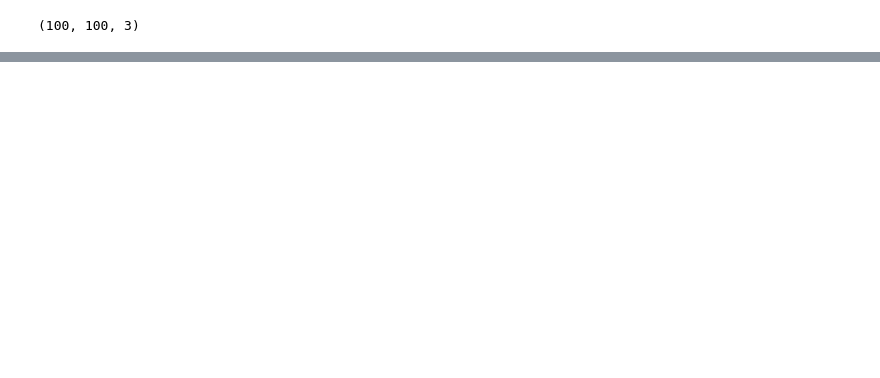
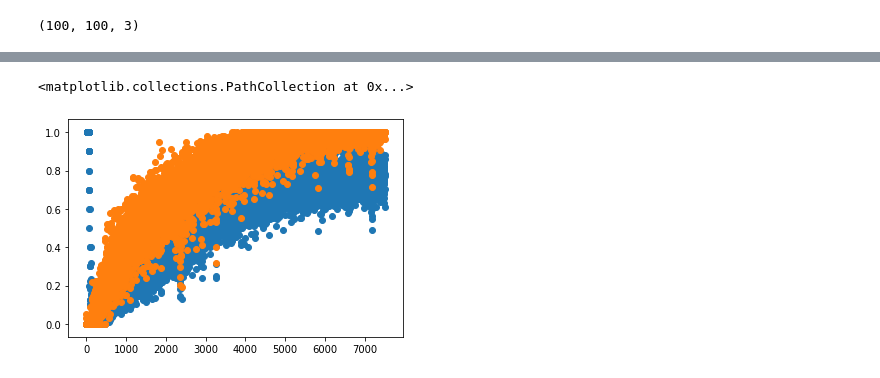
Before and after one commit to darshankrishnaswamy/Valorant-Data-Collection, a Jupyter notebook: Training-Data/Data-Generation.ipynb, the cells around one changed output, grey strips where cells are left out. Cells and saved outputs as stored; diff of their text form; code cells hidden in the pictures; blank space fills up the shorter version.

```diff
--- a/Training-Data/Data-Generation.ipynb
+++ b/Training-Data/Data-Generation.ipynb
@@ -103,0 +582,15 @@ array([[[ 50,  84,  79],
+# %%
+losses, aps, ars = [], [], []
+with open('log.txt') as f:
+    for line in f:
+        line = line.split()
+        losses.append(float(line[5]))
+        aps.append(float(line[-3]))
+        ars.append(float(line[-1]))
+
+fig, ax = plt.subplots()
+ax.scatter(range(len(aps)), aps)
+ax.scatter(range(len(ars)), ars)
+# %% [output]
+<matplotlib.collections.PathCollection at 0x...>
+[figure, added]
```
Also changed, not shown: parts of 58 cells of this notebook.
